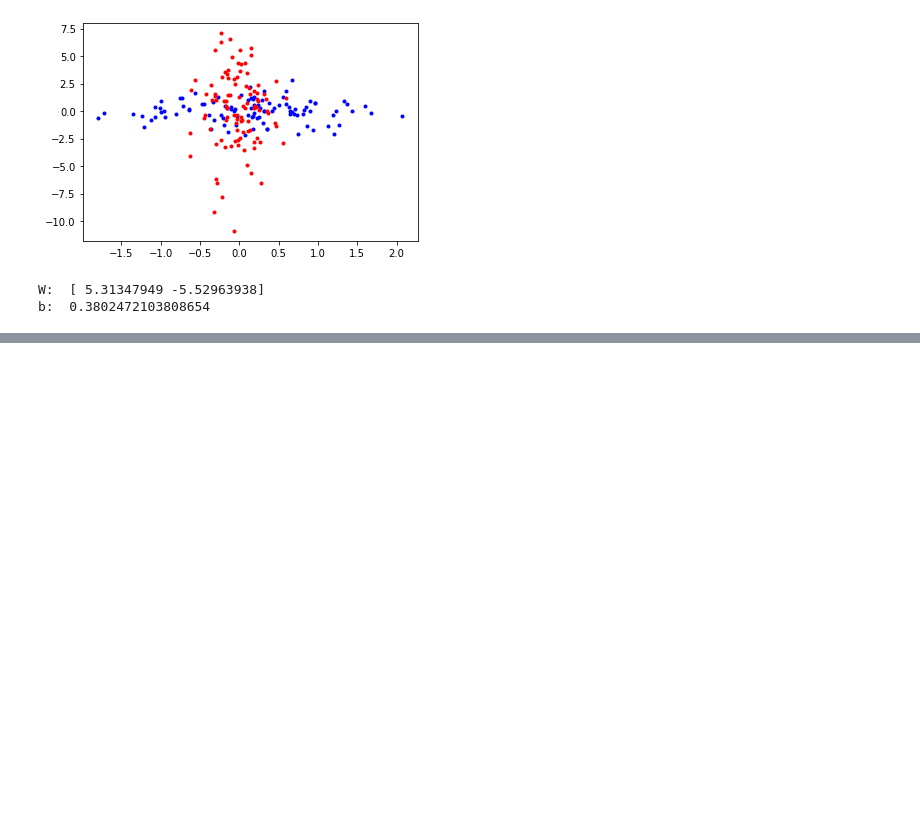
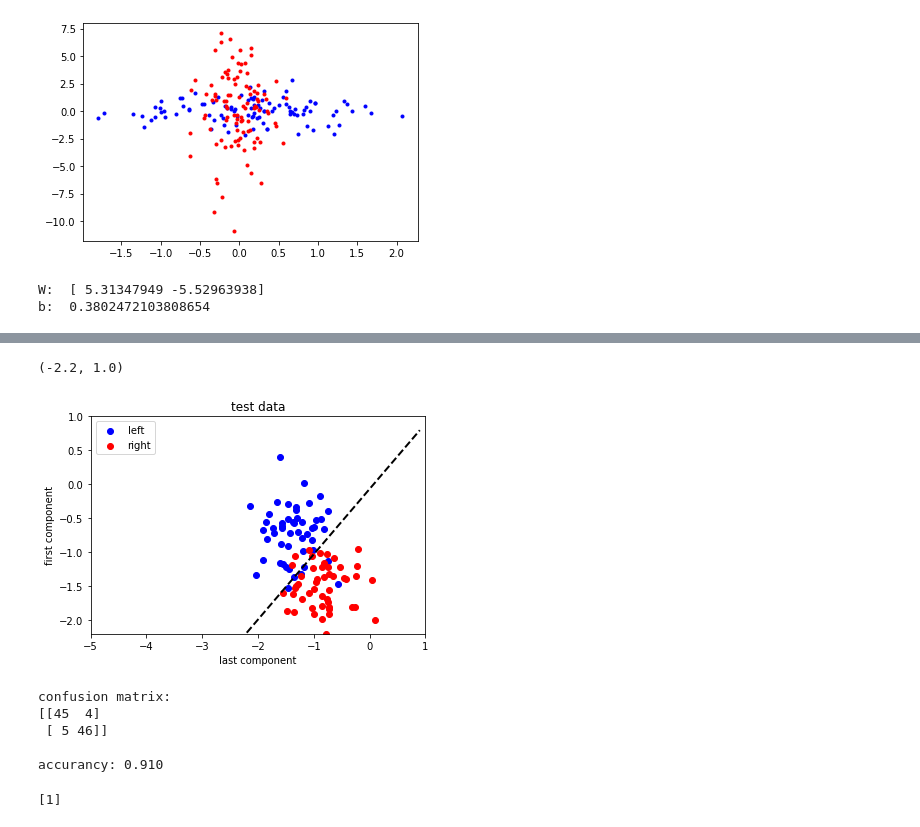
Before and after one commit to kwonjh0825/HCI_week13, a Jupyter notebook: week13.ipynb, the cells around one changed output, grey strips where cells are left out. Saved outputs shown, nothing was run; the diff lists cells and outputs as text; code cells hidden in the pictures; blank space fills up the shorter version.

```diff
--- a/week13.ipynb
+++ b/week13.ipynb
@@ -382,0 +398,42 @@ b:  0.3802472103808654
+# %%
+plot_scatter(test[cl1], test[cl2])
+title('test data')
+
+#plot the decision boundary
+plt.plot(x, y, linestyle='--', linewidth=2, color='k')
+plt.xlim(-5, 1)
+plt.ylim(-2.2, 1)
+# %% [output]
+(-2.2, 1.0)
+[figure, added]
+# %%
+#print confusion matrix
+conf = np.array([
+    [(apply_lda(test[cl1], W, b)==1).sum(), (apply_lda(test[cl2], W, b) == 1).sum()],
+    [(apply_lda(test[cl1], W, b)==2).sum(), (apply_lda(test[cl2], W, b) == 2).sum()]
+])
+
+print('confusion matrix:')
+print(conf)
+print()
+print('accurancy: %.3f' % (np.sum(np.diag(conf)) / float(np.sum(conf))))
+# %% [output]
+confusion matrix:
+[[45  4]
+ [ 5 46]]
+
+accurancy: 0.910
+# %%
+#LDA with scikit-learn
+
+from sklearn.discriminant_analysis import LinearDiscriminantAnalysis
+
+X = np.array([[-1,-1], [-2,-1], [-3,-2], [1,1], [2,1], [3,2]])
+y = np.array([1, 1, 1, 2, 2, 2])
+
+clf = LinearDiscriminantAnalysis()
+clf.fit(X, y)
+
+print(clf.predict([[-0.8, -1]]))
+# %% [output]
+[1]
```
Also changed, not shown: parts of 1 cell of this notebook.
